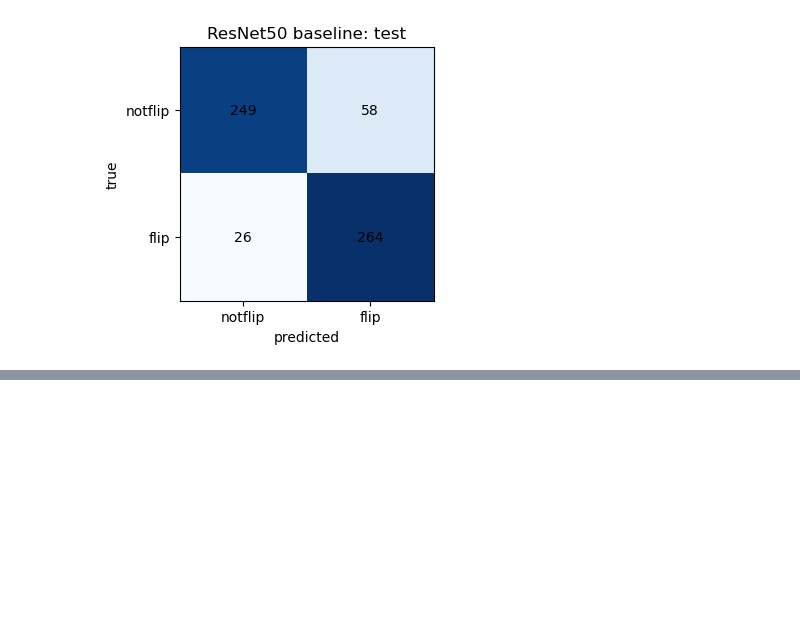
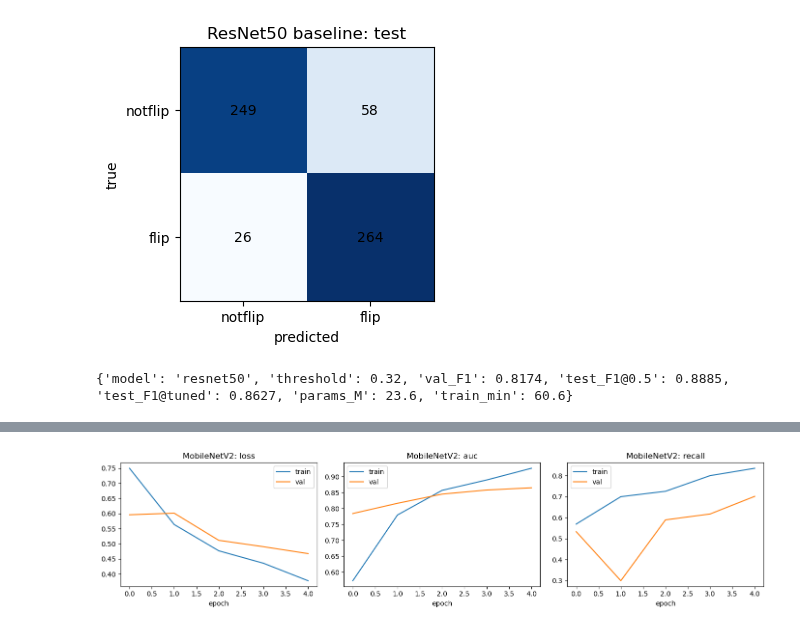
Before and after one commit to DillonR03/MonReader, a Jupyter notebook: MonReaderNotebook.ipynb, the cells around one changed output, grey strips where cells are left out. Drawn from its saved outputs; the diff is of its cells as text; code cells hidden in the pictures; blank space fills up the shorter version.

Commit message:
MobileNetV2 Model Implemented
MobileNet model initiliased, trained and compared as baseline to ResNet baseline.

```diff
--- a/MonReaderNotebook.ipynb
+++ b/MonReaderNotebook.ipynb
@@ -518,3 +518,64 @@ TEST F1 @tuned: 0.8627
    macro avg       0.86      0.86      0.86       597
 weighted avg       0.86      0.86      0.86       597
 [figure]
+# %%
+# Store ResNet50 results for later comparison
+resnet_summary = {
+    "model": "resnet50",
+    "threshold": round(best_t, 2),
+    "val_F1": round(max(f1s), 4),
+    "test_F1@0.5": round(f1_score(test_true, test_probs >= 0.5), 4),
+    "test_F1@tuned": round(f1_score(test_true, test_pred), 4),
+    "params_M": round(model.count_params() / 1e6, 1),
+    "train_min": round((time.time() - t0) / 60, 1),   # approximate: t0 is overwritten in Cell 8
+}
+resnet_test_probs = test_probs.copy()
+print(resnet_summary)
+# %% [output]
+{'model': 'resnet50', 'threshold': 0.32, 'val_F1': 0.8174, 'test_F1@0.5': 0.8885, 'test_F1@tuned': 0.8627, 'params_M': 23.6, 'train_min': 60.6}
+# %%
+# Build and Train MobileNetV2
+from tensorflow.keras.applications import MobileNetV2
+from tensorflow.keras.applications.mobilenet_v2 import preprocess_input as mobilenet_pre
+
+t0 = time.time()
+
+inputs = keras.Input(shape=IMG_SIZE + (3,))
+x = layers.Lambda(mobilenet_pre, name="mobilenet_preprocess")(inputs)   # scales raw 0-255 to [-1, 1]
+
+mobile_base = MobileNetV2(include_top=False, weights="imagenet", input_shape=IMG_SIZE + (3,))
+mobile_base.trainable = False
+x = mobile_base(x, training=False)
+
+x = layers.GlobalAveragePooling2D()(x)
+x = layers.Dropout(0.3)(x)
+outputs = layers.Dense(1, activation="sigmoid", dtype="float32")(x)
+mobile_model = keras.Model(inputs, outputs, name="mobilenetv2_baseline")
+
+mobile_model.compile(
+    optimizer=keras.optimizers.Adam(1e-3),
+    loss="binary_crossentropy",
+    metrics=[keras.metrics.BinaryAccuracy(name="acc"),
+             keras.metrics.Precision(name="precision"),
+             keras.metrics.Recall(name="recall"),
+             keras.metrics.AUC(name="auc")],
+)
+
+mobile_history = mobile_model.fit(
+    train_ds,
+    validation_data=val_ds,
+    epochs=5,
+    class_weight=class_weight,
+    callbacks=[keras.callbacks.EarlyStopping(monitor="val_auc", mode="max",
+                                             patience=2, restore_best_weights=True)],
+)
+mobile_train_min = (time.time() - t0) / 60
+print(f"Training time: {mobile_train_min:.1f} min | parameters: {mobile_model.count_params() / 1e6:.1f}M")
+
+fig, axes = plt.subplots(1, 3, figsize=(14, 3.5))
+for ax, k in zip(axes, ("loss", "auc", "recall")):
+    ax.plot(mobile_history.history[k], label="train")
+    ax.plot(mobile_history.history["val_" + k], label="val")
+    ax.set_title(f"MobileNetV2: {k}"); ax.set_xlabel("epoch"); ax.legend()
+plt.tight_layout(); plt.show()
+# %% [output]
@@ -520,0 +595 @@ weighted avg       0.86      0.86      0.86       597
+[figure, added]
```
Also changed, not shown: parts of 2 cells of this notebook.
